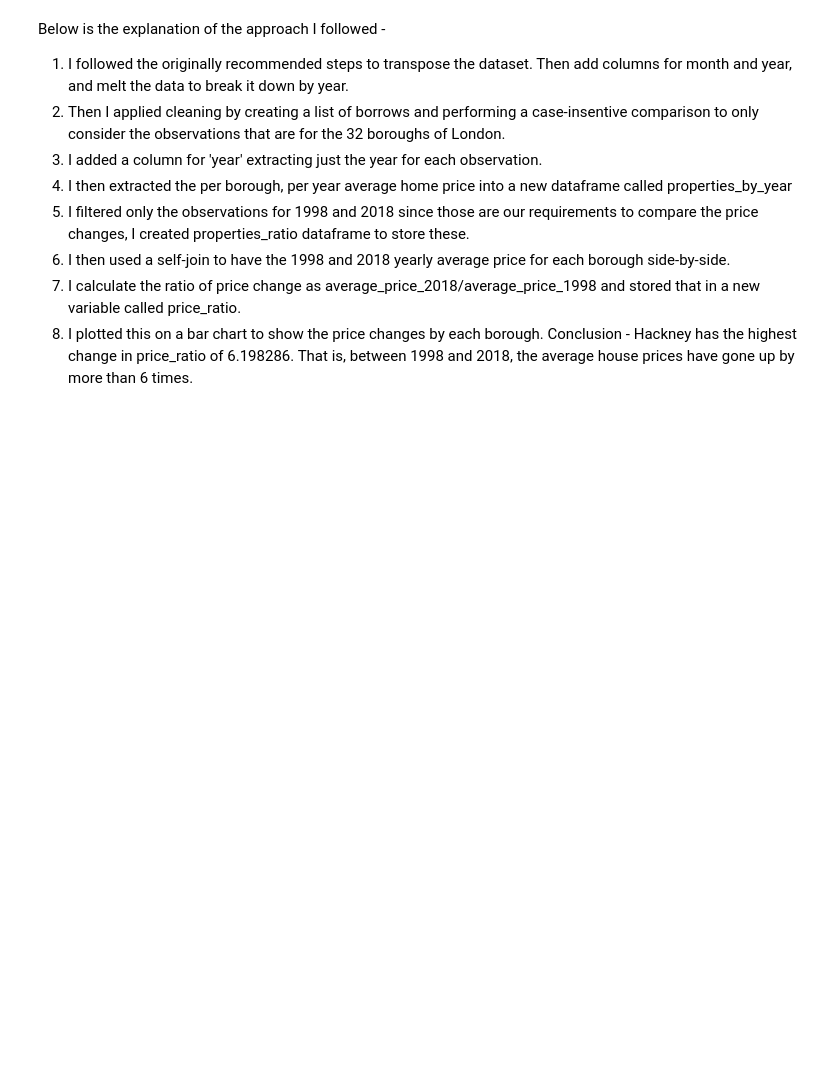
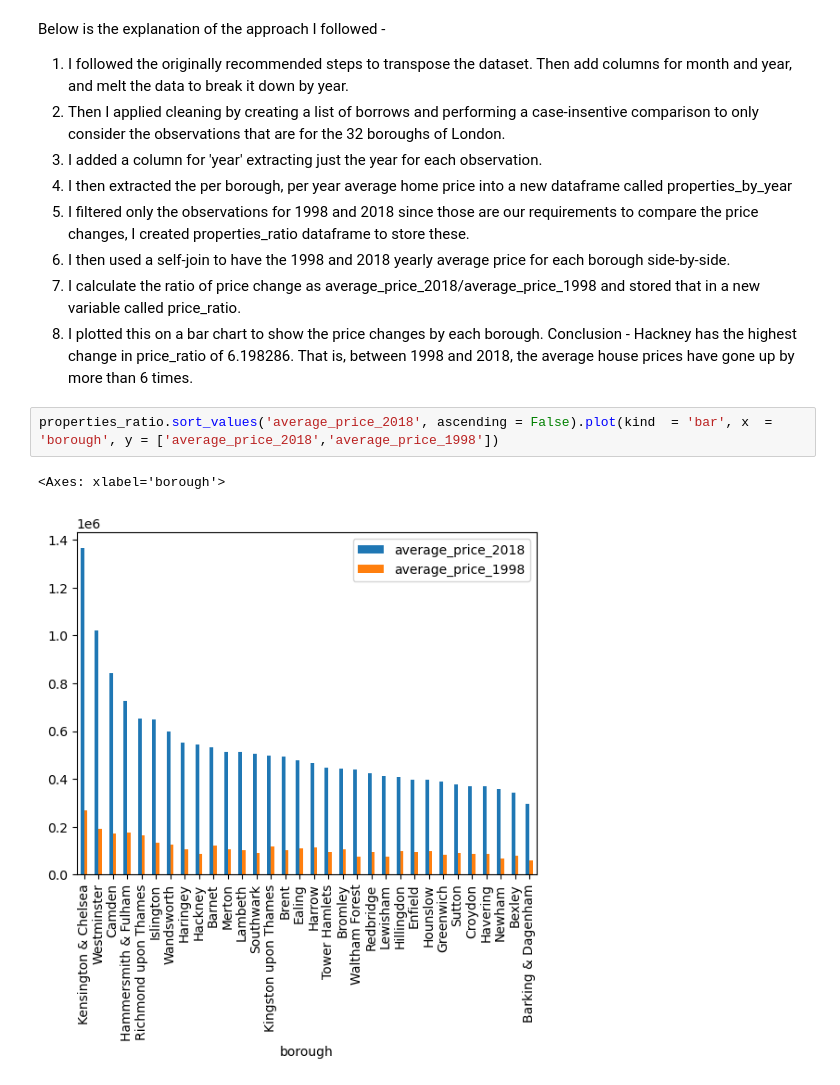
Before and after one commit to gunner-n/springb, a Jupyter notebook: 1581459544_Unit_4_Challenge_-_Tier_3.ipynb/Unit 4 Challenge - Tier 3.ipynb, the cells around one changed output. Saved outputs shown, nothing was run; the diff lists cells and outputs as text; blank space fills up the shorter version.

Commit message:
Added a bar plot to show the most expensive boroughs in Unit 4 Challenge - Tier 3.ipynb file

```diff
--- a/1581459544_Unit_4_Challenge_-_Tier_3.ipynb/Unit 4 Challenge - Tier 3.ipynb
+++ b/1581459544_Unit_4_Challenge_-_Tier_3.ipynb/Unit 4 Challenge - Tier 3.ipynb
@@ -465,3 +465,8 @@ price_ratio.
 8. I plotted this on a bar chart to show the price changes by each borough.
 Conclusion - Hackney has the highest change in price_ratio of 6.198286. That is, between 1998 and 2018, the average house
 prices have gone up by more than 6 times.
+# %%
+properties_ratio.sort_values('average_price_2018', ascending = False).plot(kind  = 'bar', x  =  'borough', y = ['average_price_2018','average_price_1998'])
+# %% [output]
+<Axes: xlabel='borough'>
+[figure, added]
```
